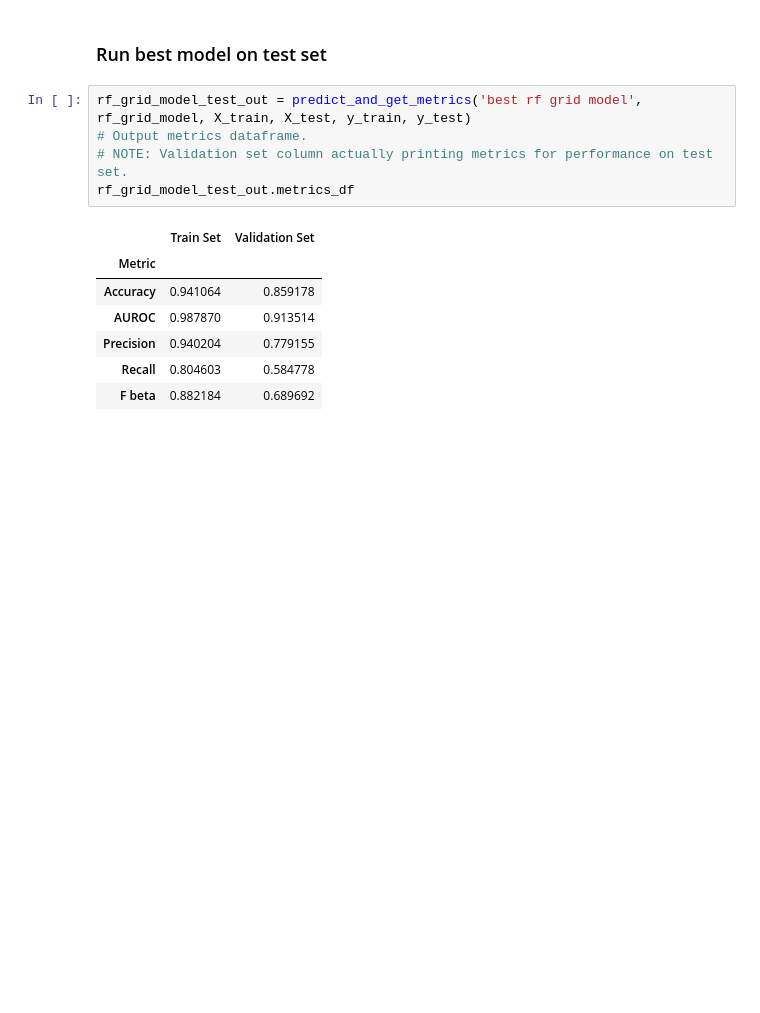
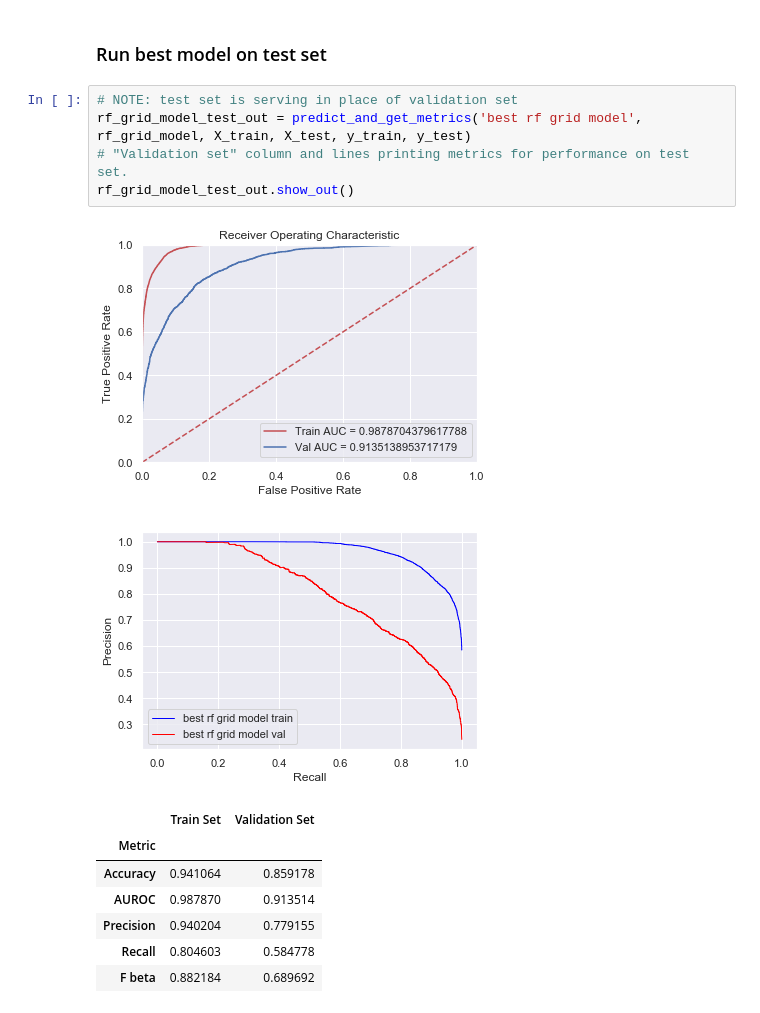
Before and after one commit to davidhen42/data-scientist-exercise01, a Jupyter notebook: test_models.ipynb, the cells around one changed output. Drawn from its saved outputs; the diff is of its cells as text; blank space fills up the shorter version.

Commit message:
added output from test of final model on test set

```diff
--- a/test_models.ipynb
+++ b/test_models.ipynb
@@ -301,11 +301,13 @@ Highest accuracy (0.8630586305863058) and highest fbeta score (0.695813402908634
 # %% [markdown]
 ### Run best model on test set
 # %%
+# NOTE: test set is serving in place of validation set
 rf_grid_model_test_out = predict_and_get_metrics('best rf grid model', rf_grid_model, X_train, X_test, y_train, y_test)
-# Output metrics dataframe.
-# NOTE: Validation set column actually printing metrics for performance on test set.
-rf_grid_model_test_out.metrics_df
+# "Validation set" column and lines printing metrics for performance on test set.
+rf_grid_model_test_out.show_out()
 # %% [output]
+[figure, added]
+[figure, added]
 |  | Train Set | Validation Set |
 | Metric |  |  |
 | Accuracy | 0.941064 | 0.859178 |
```
